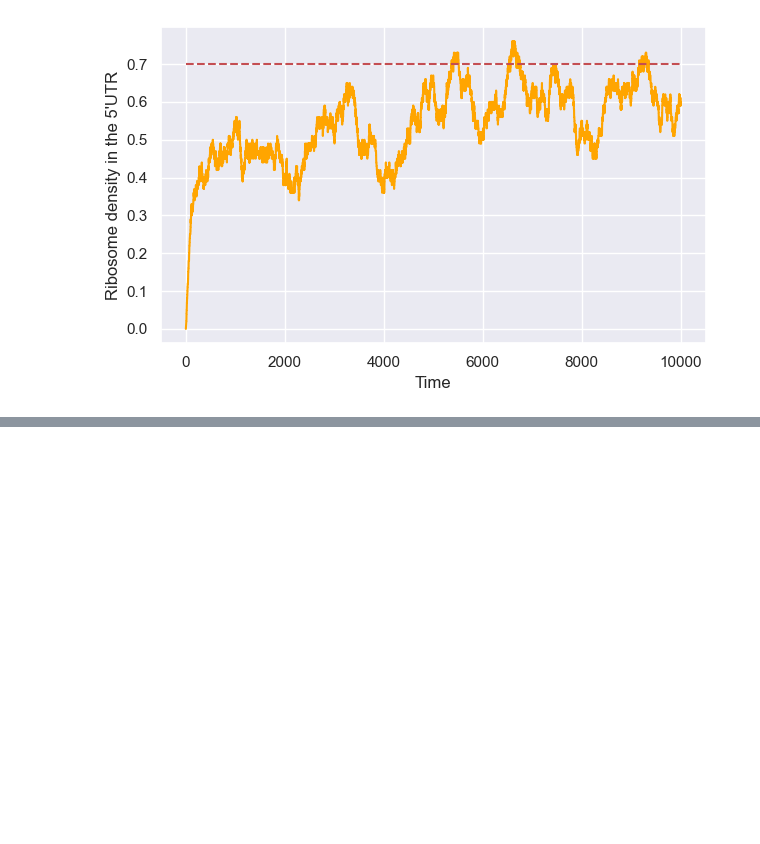
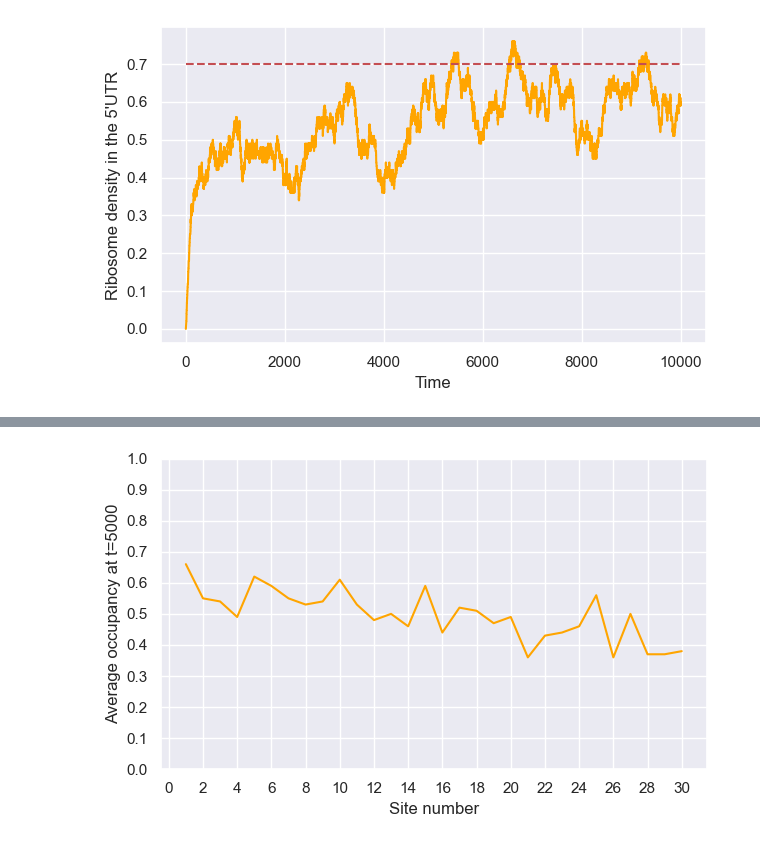
Before and after one commit to gabin-rousseau/roadblock_project, a Jupyter notebook: python/rini_v0-4.ipynb, the cells around one changed output, grey strips where cells are left out. Cells and saved outputs as stored; diff of their text form; code cells hidden in the pictures; blank space fills up the shorter version.

```diff
--- a/python/rini_v0-4.ipynb
+++ b/python/rini_v0-4.ipynb
@@ -609,0 +679,5 @@ plt.show();
+# %%
+#PLOT THE AVERAGE OCCUPANCY PROFILE AT T=5000, runtime 10000, n=100 samples, L=30, no blockable site
+rinimo(B_i=[])
+# %% [output]
+[figure, added]
```
Also changed, not shown: parts of 7 cells of this notebook.
